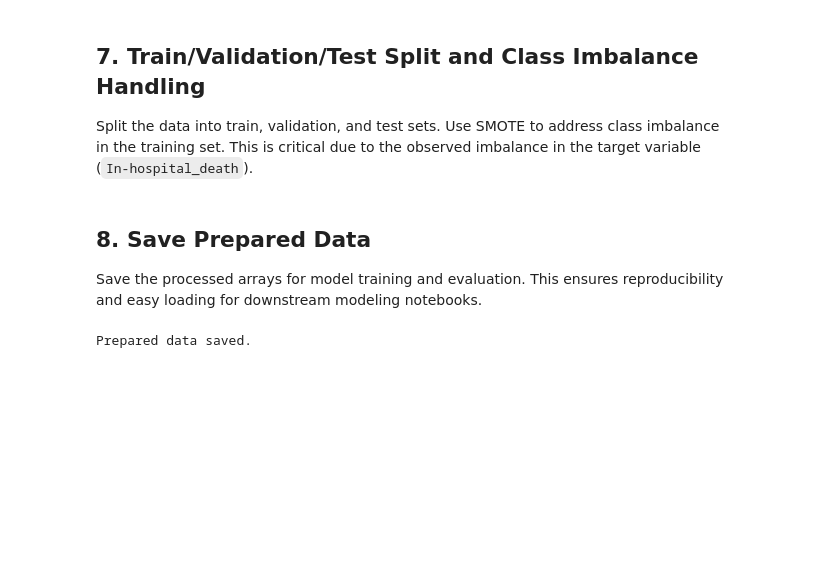
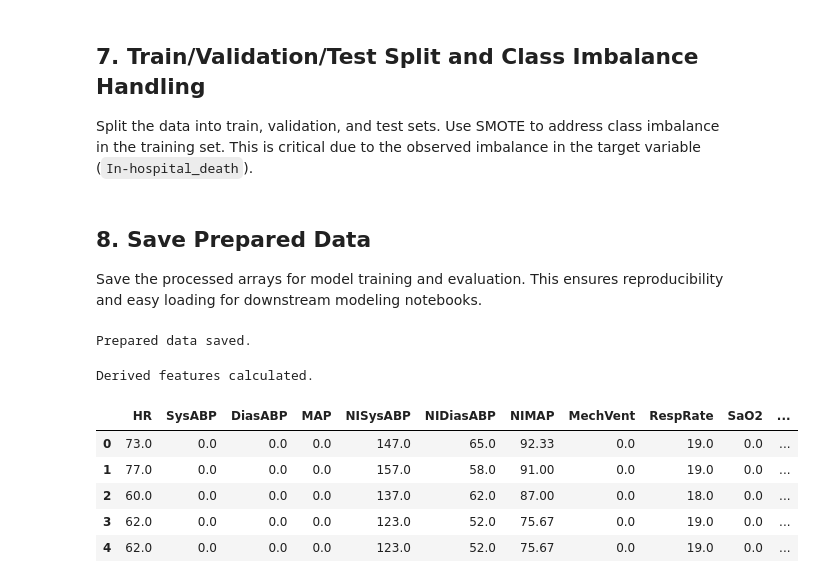
Before and after one commit to gjeevanm/capstonefinalproject, a Jupyter notebook: notebooks/05a_CNN-LSTM_Data_Preparation.ipynb, the cells around one changed output. Drawn from its saved outputs; the diff is of its cells as text; code cells hidden in the pictures; blank space fills up the shorter version.

```diff
--- a/notebooks/05a_CNN-LSTM_Data_Preparation.ipynb
+++ b/notebooks/05a_CNN-LSTM_Data_Preparation.ipynb
@@ -53,8 +53,8 @@ plt.rcParams['figure.figsize'] = (12, 6)
 Load the cleaned ICU dataset and missingness mask. Preview the first few rows and check data types to confirm correct loading. Summarize the shape and schema of the dataset for transparency.
 # %%
 # Load cleaned data
-data = pd.read_csv('../data/processed/timeseries_cleaned_all_features.csv')
-mask = pd.read_csv('../data/processed/timeseries_missingness_mask.csv')
+data = pd.read_csv('/content/sample_data/timeseries_cleaned_all_features.csv')
+mask = pd.read_csv('/content/sample_data/timeseries_missingness_mask.csv')
 print('Data shape:', data.shape)
 
 # Preview
@@ -207,3 +289,38 @@ np.savez('../data/processed/cnn_lstm_data.npz',
 print("Prepared data saved.")
 # %% [output]
 Prepared data saved.
+# %%
+# Calculate derived features
+# Shock Index = HR / SysABP
+# Handle division by zero or very small SysABP values to avoid inf or NaN
+data['Shock Index'] = data['HR'] / data['SysABP'].replace(0, np.nan) # Replace 0 with NaN before division
+# Address potential inf values resulting from division by very small non-zero values if needed
+data['Shock Index'] = data['Shock Index'].replace([np.inf, -np.inf], np.nan)
+
+
+# PaO₂/FiO₂ ratio (oxygenation)
+# Handle division by zero or very small FiO2 values
+data['PaO2/FiO2 ratio'] = data['PaO2'] / data['FiO2'].replace(0, np.nan)
+# Address potential inf values
+data['PaO2/FiO2 ratio'] = data['PaO2/FiO2 ratio'].replace([np.inf, -np.inf], np.nan)
+
+# Pulse Pressure = SysABP − DiasABP
+data['Pulse Pressure'] = data['SysABP'] - data['DiasABP']
+
+# MAP to HR ratio
+# Handle division by zero or very small HR values
+data['MAP to HR ratio'] = data['MAP'] / data['HR'].replace(0, np.nan)
+# Address potential inf values
+data['MAP to HR ratio'] = data['MAP to HR ratio'].replace([np.inf, -np.inf], np.nan)
+
+
+print("Derived features calculated.")
+display(data[time_series_features].head())
+# %% [output]
+Derived features calculated.
+|  | HR | SysABP | DiasABP | MAP | NISysABP | NIDiasABP | NIMAP | MechVent | RespRate | SaO2 | ... |
+| 0 | 73.0 | 0.0 | 0.0 | 0.0 | 147.0 | 65.0 | 92.33 | 0.0 | 19.0 | 0.0 | ... |
+| 1 | 77.0 | 0.0 | 0.0 | 0.0 | 157.0 | 58.0 | 91.00 | 0.0 | 19.0 | 0.0 | ... |
+| 2 | 60.0 | 0.0 | 0.0 | 0.0 | 137.0 | 62.0 | 87.00 | 0.0 | 18.0 | 0.0 | ... |
+| 3 | 62.0 | 0.0 | 0.0 | 0.0 | 123.0 | 52.0 | 75.67 | 0.0 | 19.0 | 0.0 | ... |
+| 4 | 62.0 | 0.0 | 0.0 | 0.0 | 123.0 | 52.0 | 75.67 | 0.0 | 19.0 | 0.0 | ... |
```
Also changed, not shown: parts of 5 cells of this notebook.
